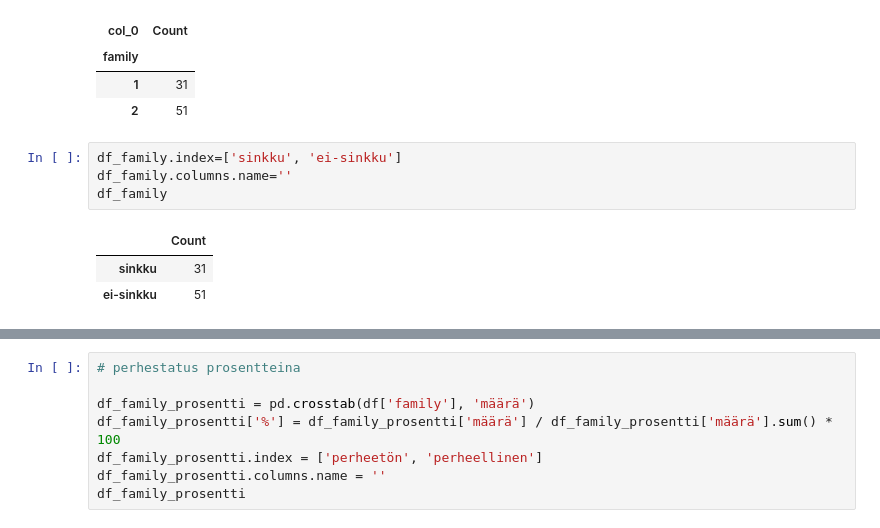
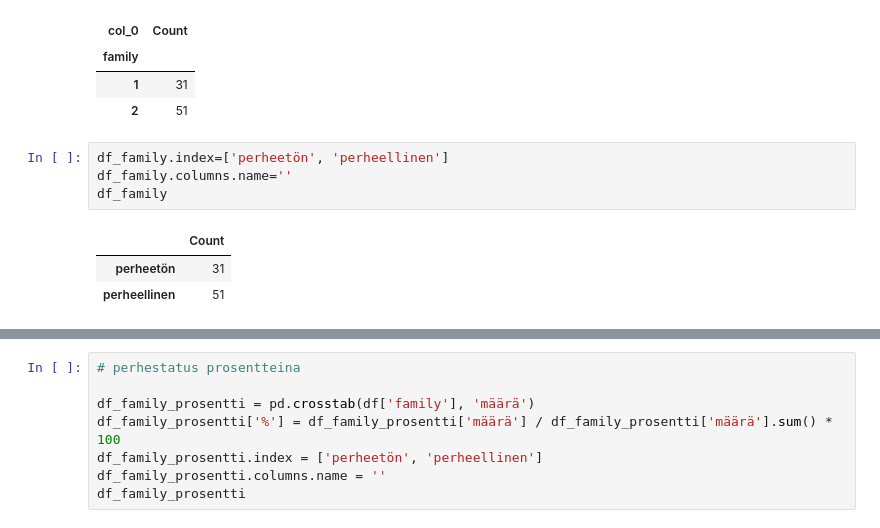
Before and after one commit to Hildura/Tiedonk-sittely-Pytjonilla-Ryhm-5, a Jupyter notebook: Projekti/Analyzing_WorkPlaceSatisfactionSurveyData.ipynb, the cells around one changed output, grey strips where cells are left out. Saved outputs shown, nothing was run; the diff lists cells and outputs as text.

```diff
--- a/Projekti/Analyzing_WorkPlaceSatisfactionSurveyData.ipynb
+++ b/Projekti/Analyzing_WorkPlaceSatisfactionSurveyData.ipynb
@@ -179,13 +179,13 @@ df_family
 | 1 | 31 |
 | 2 | 51 |
 # %%
-df_family.index=['sinkku', 'ei-sinkku']
+df_family.index=['perheetön', 'perheellinen']
 df_family.columns.name=''
 df_family
 # %% [output]
 |  | Count |
-| sinkku | 31 |
-| ei-sinkku | 51 |
+| perheetön | 31 |
+| perheellinen | 51 |
 # %%
 # TÄTÄ EI ILMEISESTI SAANUT KÄYTTÄÄ MUTTA KOKEILLAAN NYT KUITENKIN
 df_family.plot.barh()
```
Also changed, not shown: parts of 6 cells of this notebook.
